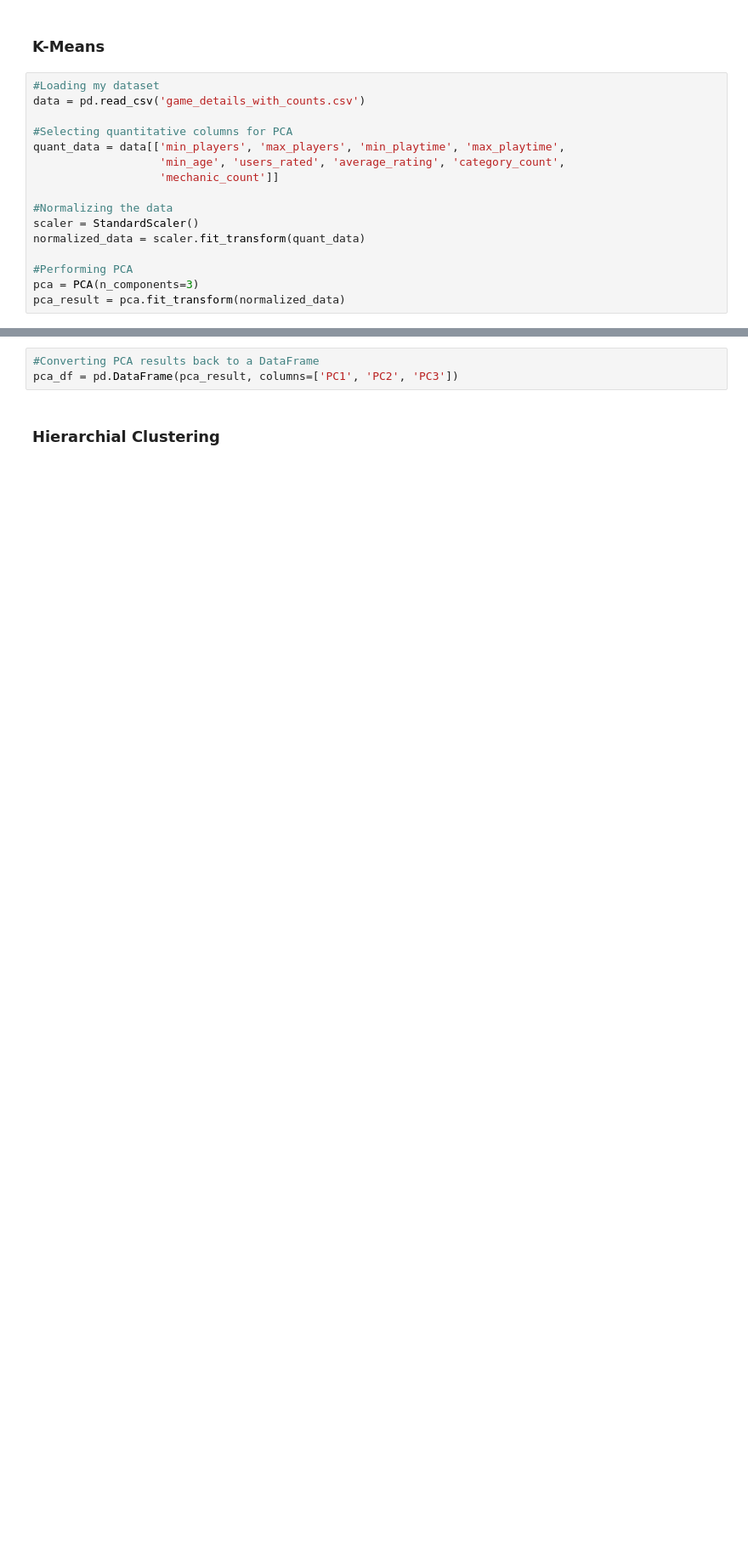
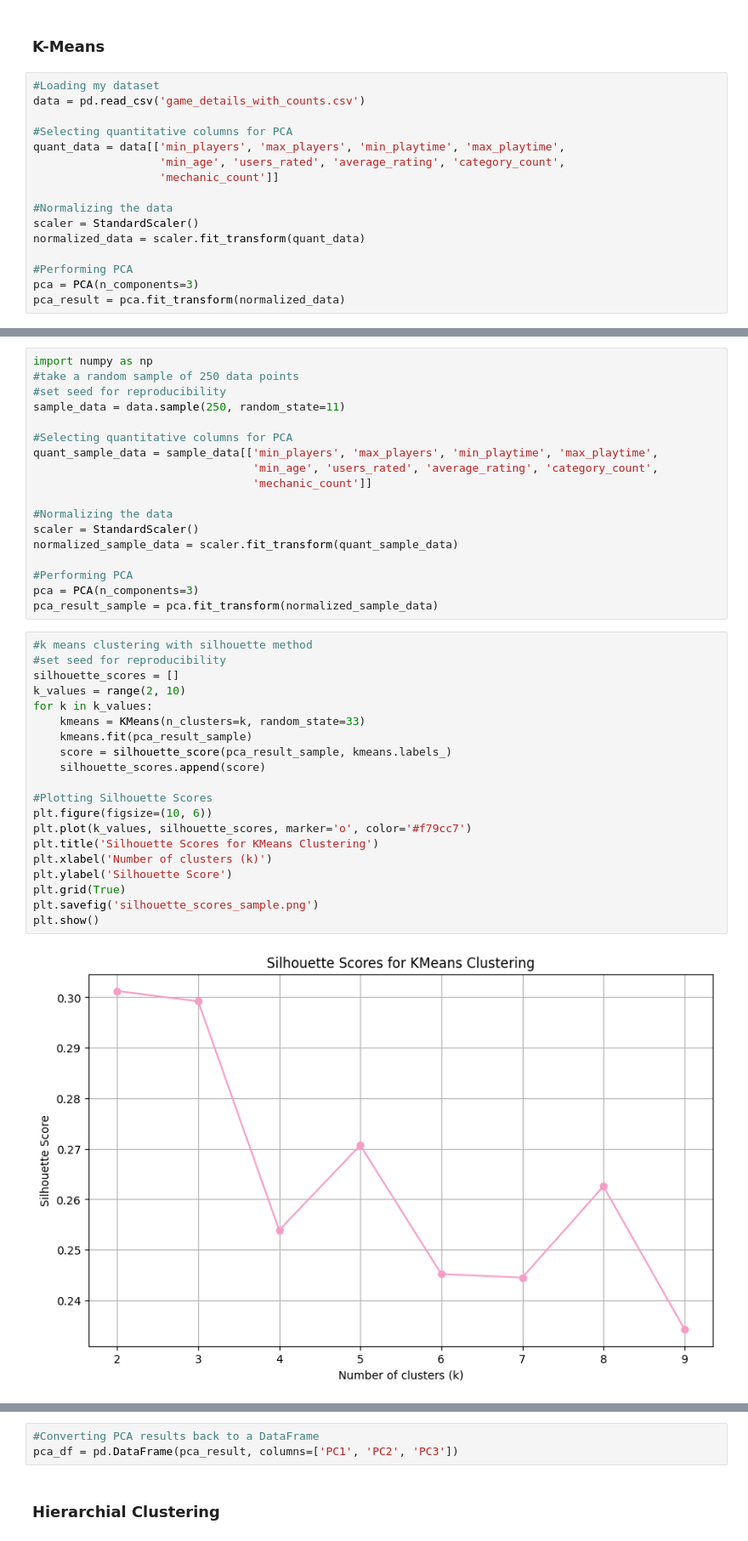
Before and after one commit to KenzieHensel/Project, a Jupyter notebook: Module_2/Clustering.ipynb, the cells around one changed output, grey strips where cells are left out. Shown at 85% size. Cells and saved outputs as stored; diff of their text form; blank space fills up the shorter version.

```diff
--- a/Module_2/Clustering.ipynb
+++ b/Module_2/Clustering.ipynb
@@ -97,3 +97,43 @@ for k in chosen_k_values:
 <Figure size 640x480 with 0 Axes>
 [figure]
 <Figure size 640x480 with 0 Axes>
+# %%
+import numpy as np
+#take a random sample of 250 data points
+#set seed for reproducibility
+sample_data = data.sample(250, random_state=11)
+
+#Selecting quantitative columns for PCA
+quant_sample_data = sample_data[['min_players', 'max_players', 'min_playtime', 'max_playtime',
+                                 'min_age', 'users_rated', 'average_rating', 'category_count',
+                                 'mechanic_count']]
+
+#Normalizing the data
+scaler = StandardScaler()
+normalized_sample_data = scaler.fit_transform(quant_sample_data)
+
+#Performing PCA
+pca = PCA(n_components=3)
+pca_result_sample = pca.fit_transform(normalized_sample_data)
+# %%
+#k means clustering with silhouette method
+#set seed for reproducibility
+silhouette_scores = []
+k_values = range(2, 10)
+for k in k_values:
+    kmeans = KMeans(n_clusters=k, random_state=33)
+    kmeans.fit(pca_result_sample)
+    score = silhouette_score(pca_result_sample, kmeans.labels_)
+    silhouette_scores.append(score)
+
+#Plotting Silhouette Scores
+plt.figure(figsize=(10, 6))
+plt.plot(k_values, silhouette_scores, marker='o', color='#f79cc7')
+plt.title('Silhouette Scores for KMeans Clustering')
+plt.xlabel('Number of clusters (k)')
+plt.ylabel('Silhouette Score')
+plt.grid(True)
+plt.savefig('silhouette_scores_sample.png')
+plt.show()
+# %% [output]
+[figure, added]
```
Also changed, not shown: parts of 6 cells of this notebook, 2 other files.
